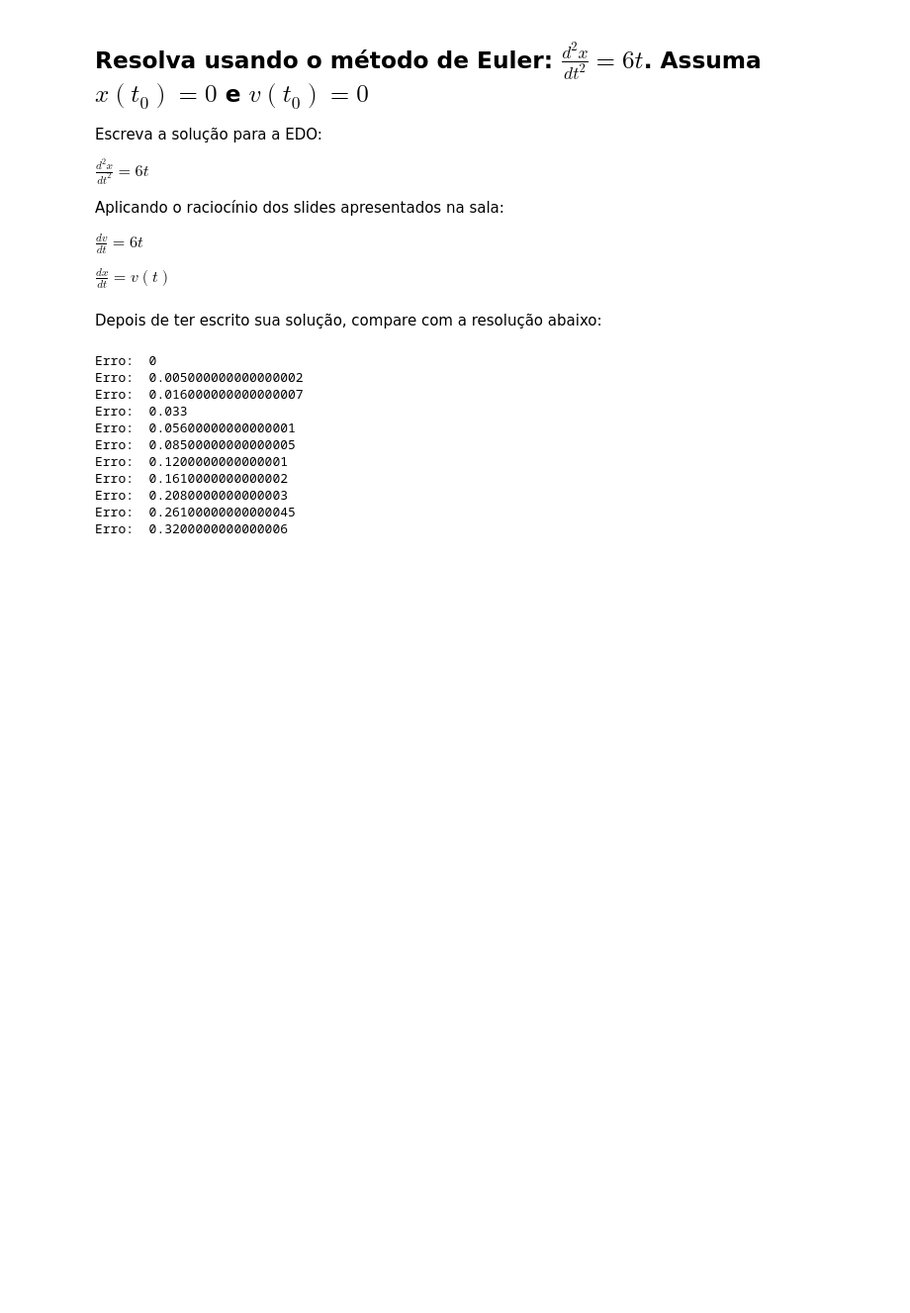
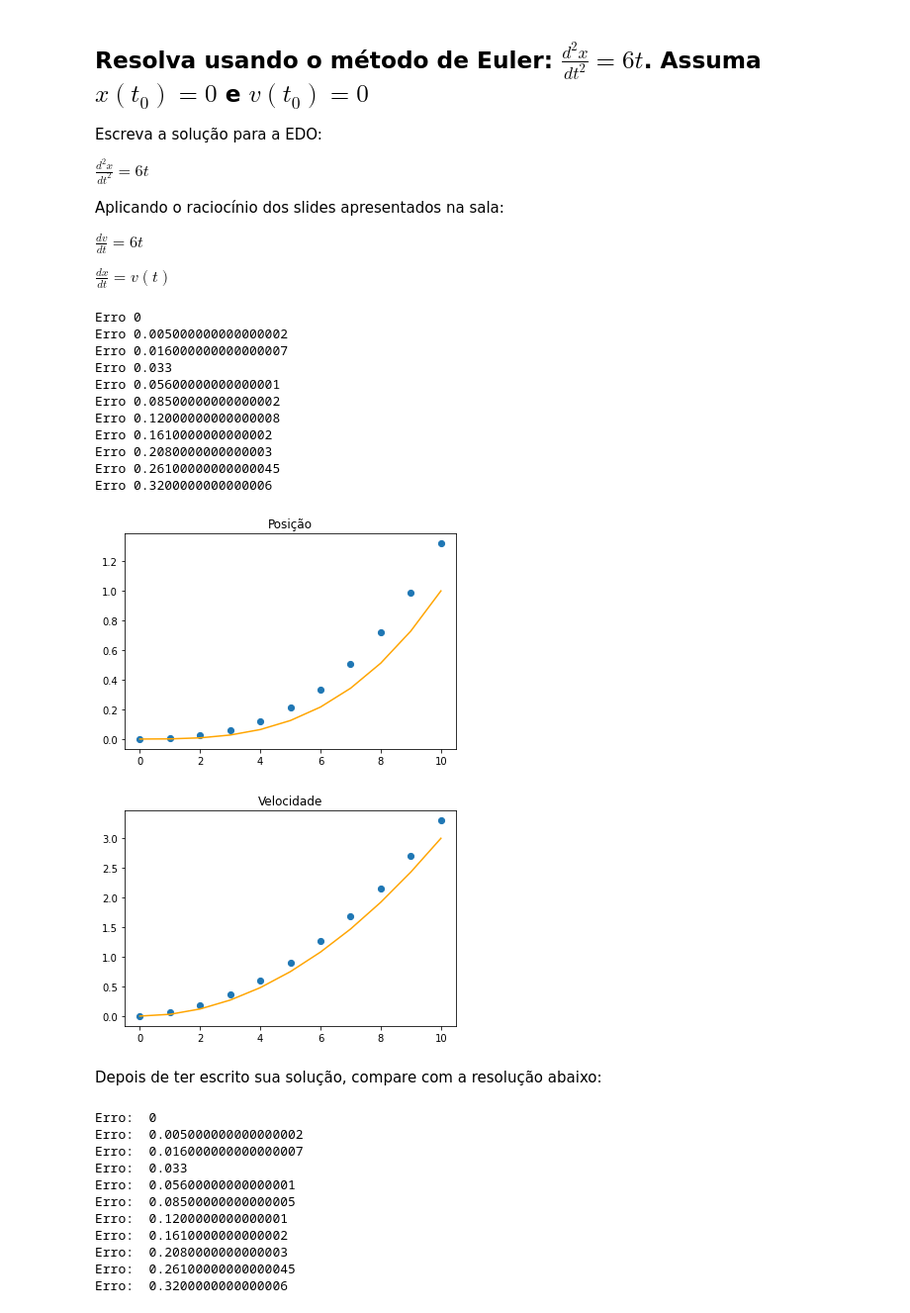
Before and after one commit to Cilinaldo/MAC0209, a Jupyter notebook: atividade_4/mac0209_movimento_1D_exercicios_vazia.ipynb, the cells around one changed output. Shown: that part at 99% size. Drawn from its saved outputs; the diff is of its cells as text; code cells hidden in the pictures; blank space fills up the shorter version.

```diff
--- a/atividade_4/mac0209_movimento_1D_exercicios_vazia.ipynb
+++ b/atividade_4/mac0209_movimento_1D_exercicios_vazia.ipynb
@@ -100,3 +132,73 @@ $\frac{dx}{dt} = v(t)$
+# %%
+# Implementa o exercício da integração de Euler de d2x / dt2 = 6t
+def nextXVeuler(x,t, v, dt):
+    vf = 6*t*dt + v
+    xf = x + 6*t*dt*dt + v*dt
+    return xf, vf
+
+# Resolução analítica
+def nextXVa(t):
+    vf = 3*t*t # integra a função 6t
+    xf =  t*t*t # integra a função 3t^2
+    return xf, vf
+
+def main2():
+    t0 = 0
+    tf = 1
+    dt = 0.1
+    x_euler = []
+    v_euler = []
+    x_analitico = []
+    v_analitico = []
+    tempos = []
+
+    while t0 <= tf:
+        if t0 == 0:
+            x_euler.append(0)
+            v_euler.append(0)
+            x_analitico.append(0)
+            v_analitico.append(0)
+        else:
+            xe, ve = nextXVeuler(x_euler[-1], t0, v_euler[-1], dt)
+            x_euler.append(xe)
+            v_euler.append(ve)
+            xea, vea = nextXVa(t0)
+            x_analitico.append(xea)
+            v_analitico.append(vea)
+        tempos.append(t0)
+        t0 += dt
+
+    for i in range(len(x_euler)):
+        print(f'Erro {abs(x_euler[i] - x_analitico[i])}')
+
+
+    # imprime o mapa
+    pyplot.title("Posição");
+    pyplot.plot([x*10 for x in tempos], x_analitico, color='orange');
+    pyplot.scatter([x*10 for x in tempos], x_euler, s=150, marker='.');
+    pyplot.show();
+
+    # velocidade
+    pyplot.title("Velocidade");
+    pyplot.plot([x*10 for x in tempos], v_analitico, color='orange');
+    pyplot.scatter([x*10 for x in tempos], v_euler, s=150, marker='.');
+    pyplot.show();
+
+main2()
+# %% [output]
+Erro 0
+Erro 0.005000000000000002
+Erro 0.016000000000000007
+Erro 0.033
+Erro 0.05600000000000001
+Erro 0.08500000000000002
+Erro 0.12000000000000008
+Erro 0.1610000000000002
+Erro 0.2080000000000003
+Erro 0.26100000000000045
+Erro 0.3200000000000006
+[figure, added]
+[figure, added]
 # %% [markdown]
 Depois de ter escrito sua solução, compare com a resolução abaixo:
 # %%
```
Also changed, not shown: parts of 4 cells of this notebook, 2 other files.
